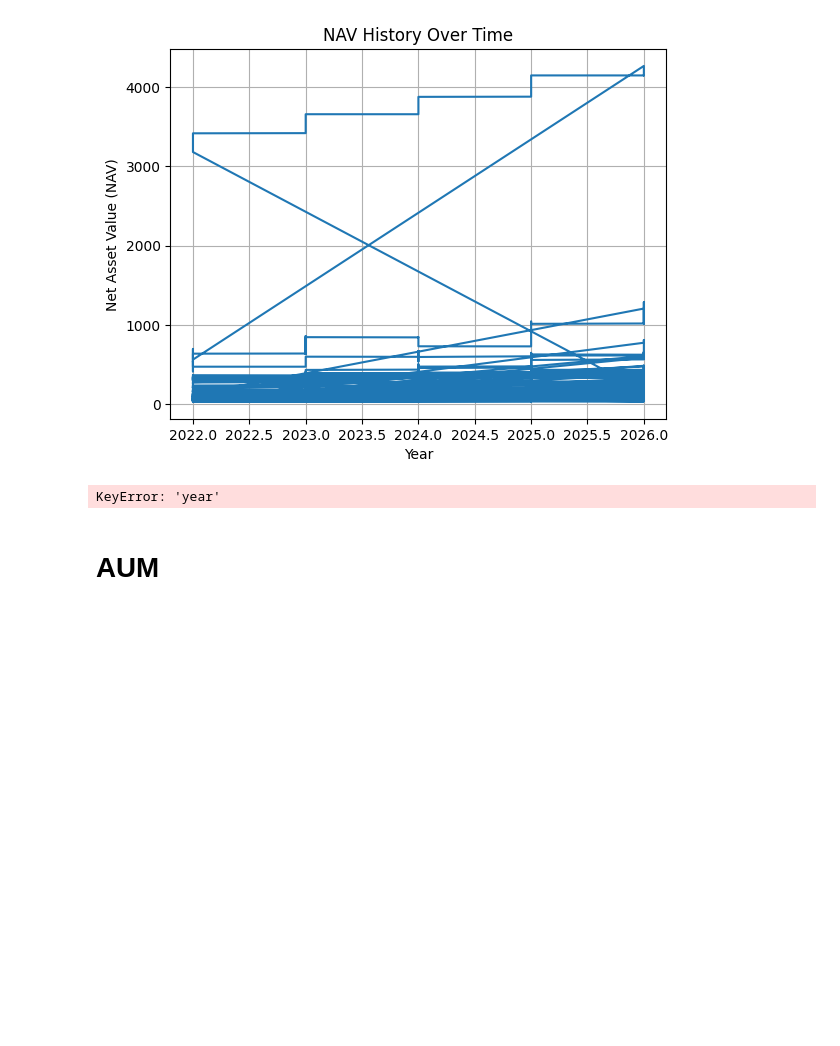
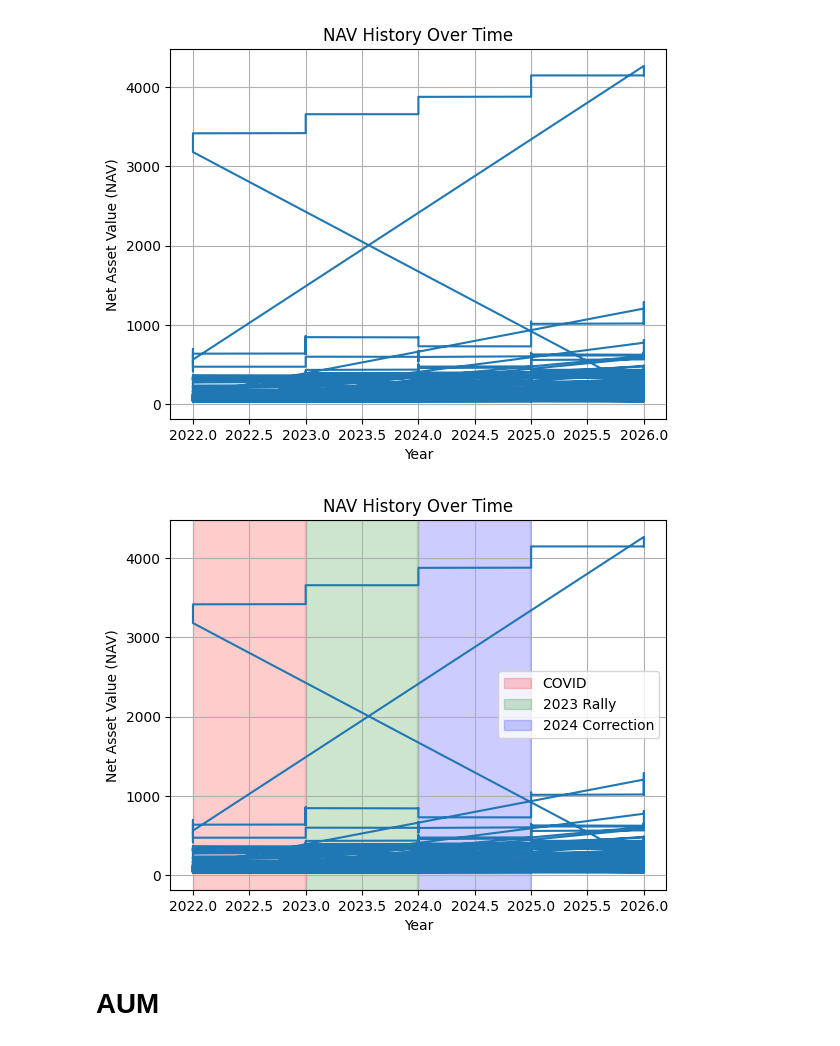
Before and after one commit to 268487298/Mutual-Fund-Analytics, a Jupyter notebook: notebooks/eda_analysis.ipynb, the cells around one changed output. Drawn from its saved outputs; the diff is of its cells as text; code cells hidden in the pictures; blank space fills up the shorter version.

```diff
--- a/notebooks/eda_analysis.ipynb
+++ b/notebooks/eda_analysis.ipynb
@@ -37,18 +37,18 @@ plt.show()
 # %% [output]
 [figure]
 # %%
-plt.plot(nav['year'], nav['nav'])
+plt.plot(nav['date'].dt.year, nav['nav'])
 plt.xlabel('Year')
 plt.ylabel('Net Asset Value (NAV)')
 plt.axvspan(2022, 2022.99, alpha=0.2, label='COVID',color='red')
 plt.axvspan(2023, 2023.99, alpha=0.2, label='2023 Rally',color='green')
 plt.axvspan(2024, 2024.99, alpha=0.2, label='2024 Correction',color='blue')
 plt.title('NAV History Over Time')
 plt.grid()
 plt.legend()
 plt.show()
 # %% [output]
-KeyError: 'year'
+[figure, added]
 # %% [markdown]
 # AUM
 # %%
```
Also changed, not shown: parts of 1 cell of this notebook, 21 other files.
